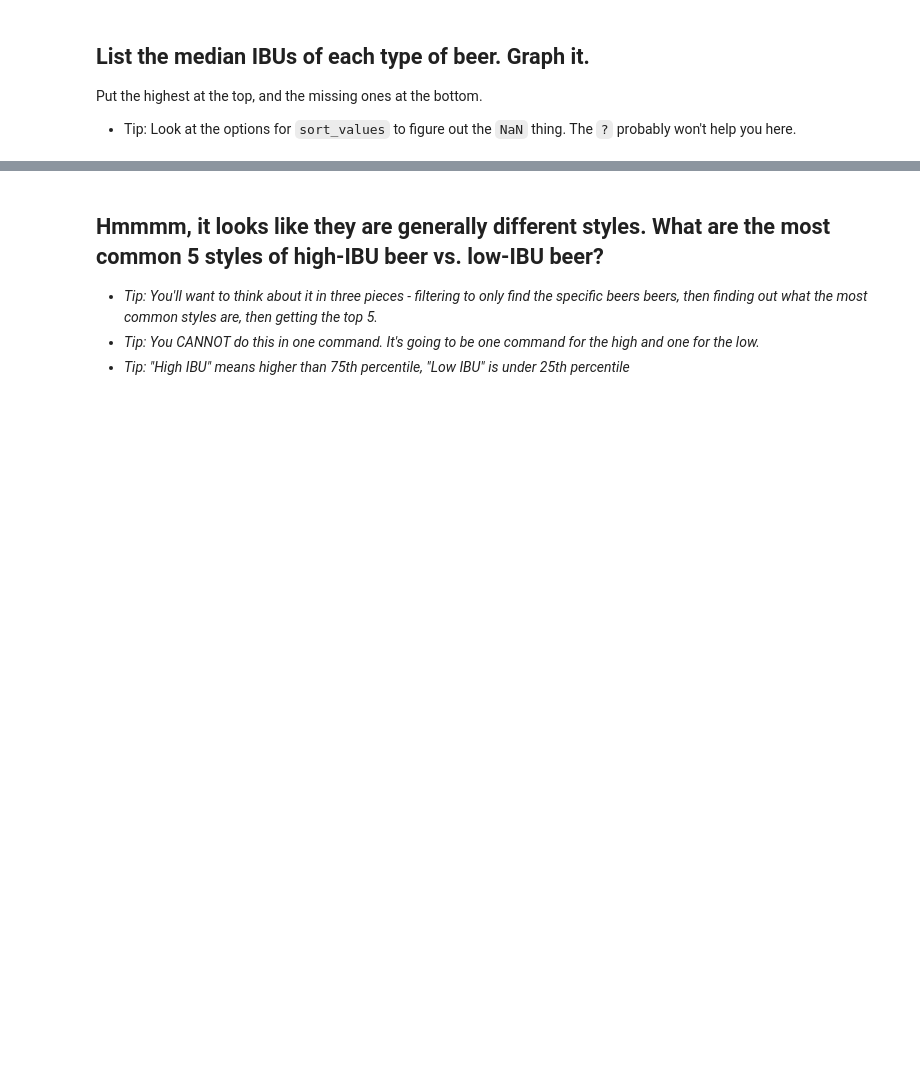
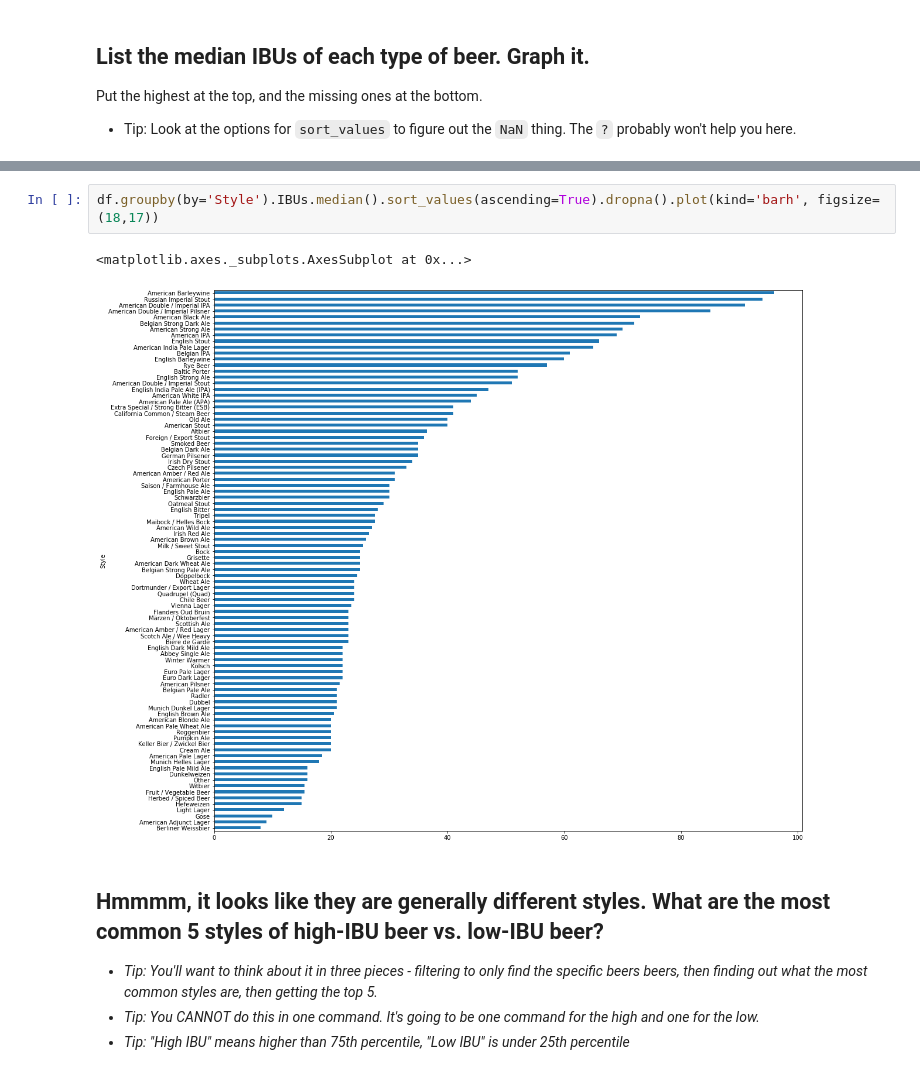
Before and after one commit to domhnallog/06-homework, a Jupyter notebook: 01-beer-cans.ipynb, the cells around one changed output, grey strips where cells are left out. Saved outputs shown, nothing was run; the diff lists cells and outputs as text; blank space fills up the shorter version.

```diff
--- a/01-beer-cans.ipynb
+++ b/01-beer-cans.ipynb
@@ -261,3 +404,8 @@ Put the highest at the top, and the missing ones at the bottom.
+# %%
+df.groupby(by='Style').IBUs.median().sort_values(ascending=True).dropna().plot(kind='barh', figsize=(18,17))
+# %% [output]
+<matplotlib.axes._subplots.AxesSubplot at 0x...>
+[figure, added]
 # %% [markdown]
 ## Hmmmm, it looks like they are generally different styles. What are the most common 5 styles of high-IBU beer vs. low-IBU beer?
 
```
Also changed, not shown: parts of 28 cells of this notebook.
